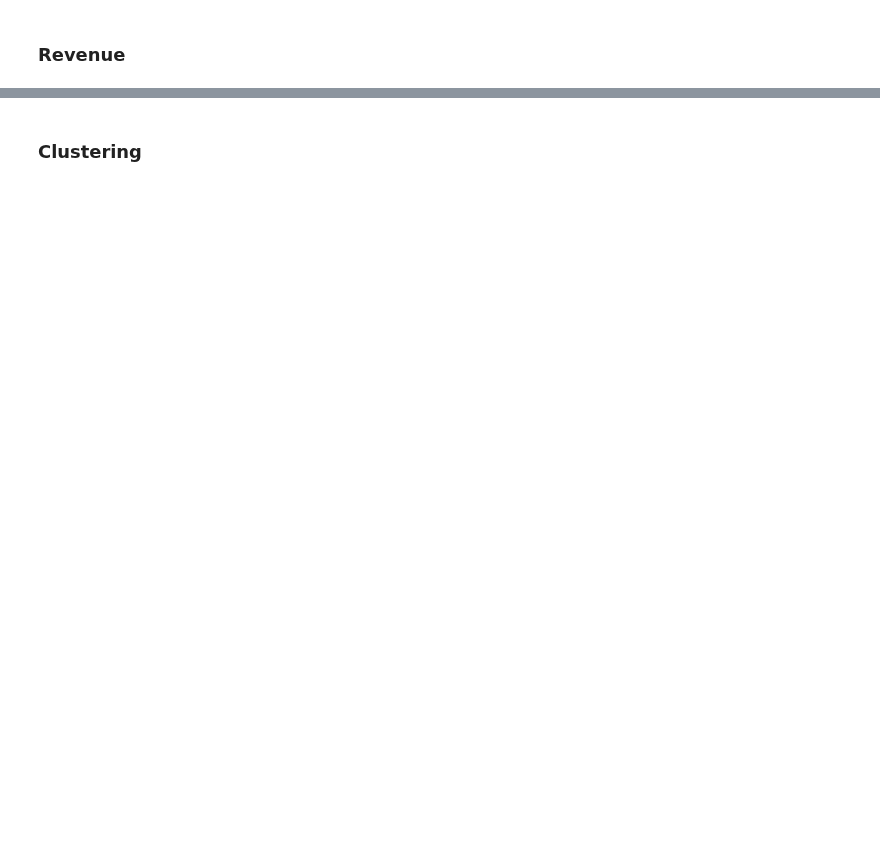
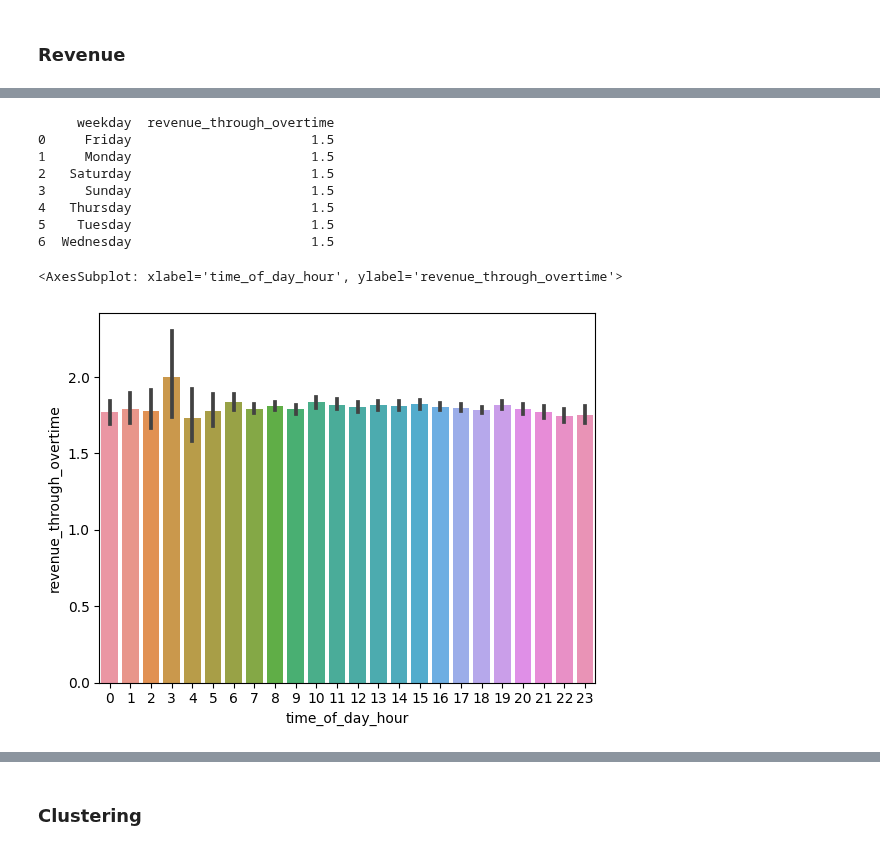
Before and after one commit to RavenRudi/AA_Group16, a Jupyter notebook: kpi_calculation.ipynb, the cells around one changed output, grey strips where cells are left out. Cells and saved outputs as stored; diff of their text form; code cells hidden in the pictures; blank space fills up the shorter version.

```diff
--- a/kpi_calculation.ipynb
+++ b/kpi_calculation.ipynb
@@ -158,0 +215,21 @@ NameError: name 'df_splitted_trips' is not defined
+# %%
+print(df_boston_only_overtime_rides.groupby('weekday')['revenue_through_overtime'].median().reset_index())
+
+
+# not much difference between the hours of the day
+sns.barplot(df_boston_only_overtime_rides, x='time_of_day_hour', y='revenue_through_overtime')
+# total revenue chart
+# rain -> revenue impact
+
+# chart: when rain less demand
+# %% [output]
+     weekday  revenue_through_overtime
+0     Friday                       1.5
+1     Monday                       1.5
+2   Saturday                       1.5
+3     Sunday                       1.5
+4   Thursday                       1.5
+5    Tuesday                       1.5
+6  Wednesday                       1.5
+<AxesSubplot: xlabel='time_of_day_hour', ylabel='revenue_through_overtime'>
+[figure, added]
```
Also changed, not shown: parts of 12 cells of this notebook.
